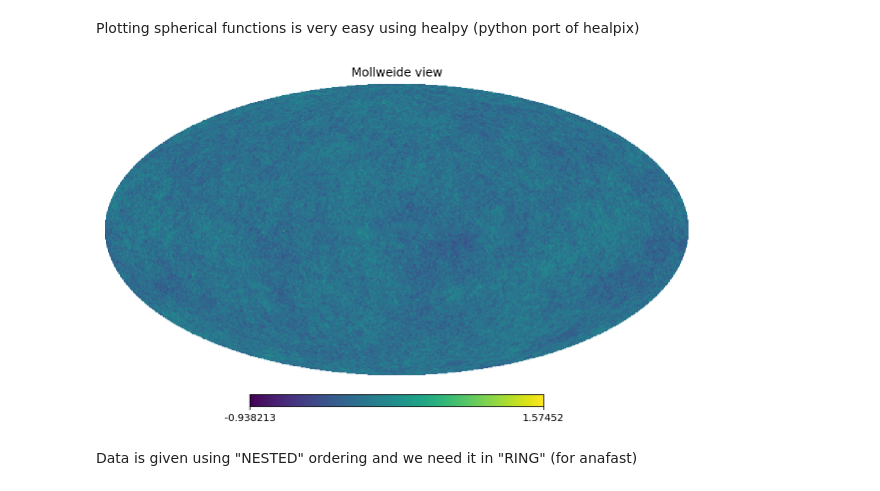
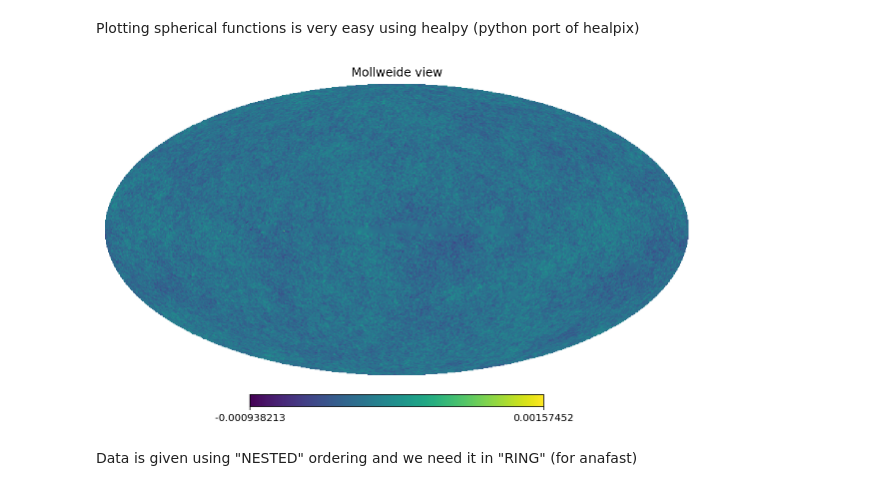
Before and after one commit to nallo97/lab3_astrolab, a Jupyter notebook: BasicAnalysis.ipynb, the cells around one changed output. Saved outputs shown, nothing was run; the diff lists cells and outputs as text; code cells hidden in the pictures.

```diff
--- a/BasicAnalysis.ipynb
+++ b/BasicAnalysis.ipynb
@@ -17,9 +54,9 @@ fullmap has temperature (I) and polarization (Q,U) data as well. We can use this
 # %% [markdown]
 Plotting spherical functions is very easy using healpy (python port of healpix)
 # %%
-hp.mollview(idata*10**3, nest=True)
+hp.mollview(idata, nest=True)
 # %% [output]
-[figure, old version]
+[figure, new version]
 # %% [markdown]
 Data is given using "NESTED" ordering and we need it in "RING" (for anafast)
 # %%
```
Also changed, not shown: parts of 18 cells of this notebook.
